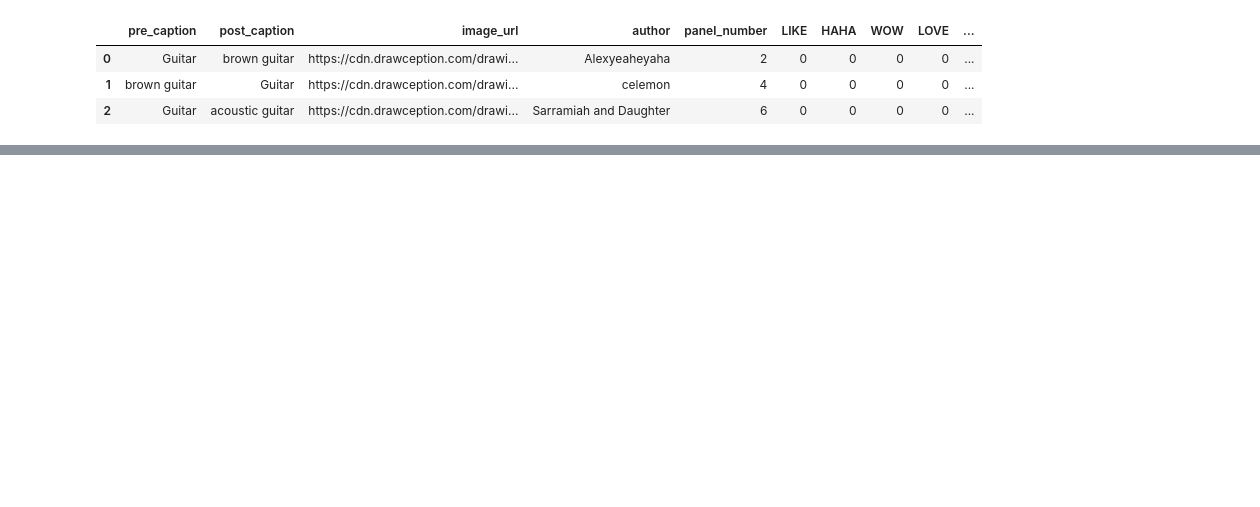
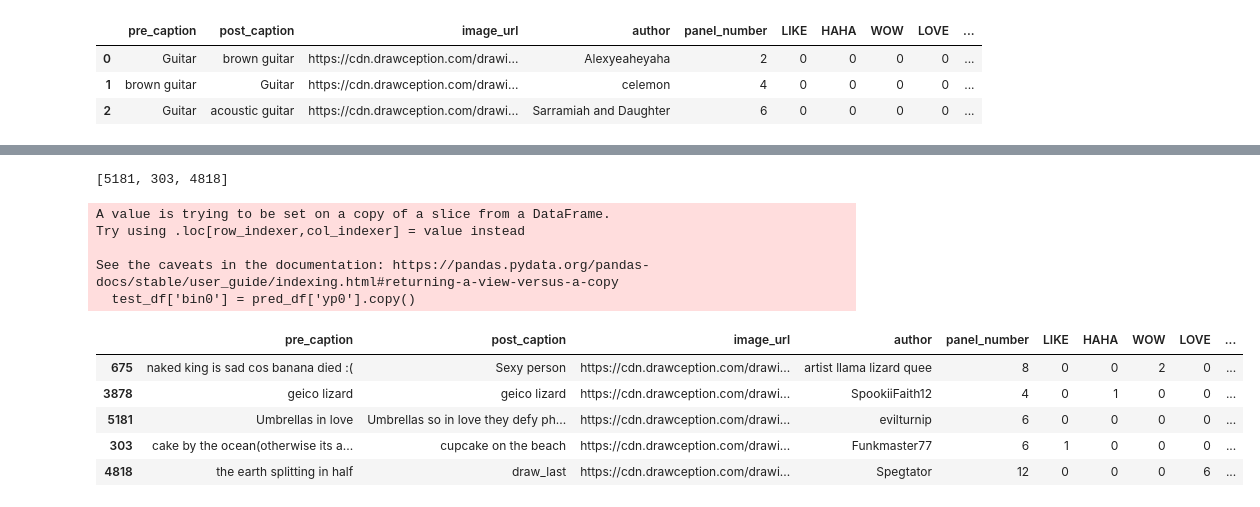
Before and after one commit to mhwinder/drawception_image_project, a Jupyter notebook: code/drawception_reaction.ipynb, the cells around one changed output, grey strips where cells are left out. Drawn from its saved outputs; the diff is of its cells as text; code cells hidden in the pictures; blank space fills up the shorter version.

Commit message:
Cleaned up notebooks to be more readable. Refined Modelling.

```diff
--- a/code/drawception_reaction.ipynb
+++ b/code/drawception_reaction.ipynb
@@ -221,2 +158,0 @@ y_true[:10]
-# %%
-test_df['preds'] = preds
@@ -286,0 +178,29 @@ pred_df.to_csv('prediction.csv', index=False)
+# %%
+def predict_batch(dataframe, model):
+
+    output = []
+
+    image_dat = np.empty((1, 250, 300, 3))
+    for i in range(dataframe.shape[0]):
+        my_image = PIL.Image.open(dataframe.iloc[i,15])
+        my_image = my_image.reduce(2)
+
+        image_dat[0,:,:,:] = np.asarray(my_image)
+        pred = model.predict(image_dat)
+
+        # Unpack the probabilities and assemble a prediction dataframe
+        img_dic = {}
+        img_dic['yp0'] = pred[0][0]
+        img_dic['yp1'] = pred[0][1]
+        img_dic['yp2'] = pred[0][2]
+        if pred[0][0] == max(pred[0]):
+            img_dic['y_pred'] = 0
+        elif pred[0][1] == max(pred[0]):
+            img_dic['y_pred'] = 1
+        else:
+            img_dic['y_pred'] = 2
+        img_dic['y_true'] = dataframe.iloc[i,16]
+
+        output.append(img_dic)
+
+    return pd.DataFrame(output)
@@ -286,0 +209,2 @@ pred_df.to_csv('prediction.csv', index=False)
+# %%
+pred_df = predict_batch(test_df, cnn_model)
@@ -286,0 +227,29 @@ pred_df.to_csv('prediction.csv', index=False)
+# %%
+# Input index values here
+indexes = [5181,303,4818]
+indexes
+# %% [output]
+[5181, 303, 4818]
+# %%
+# Add the predicted probabilities to the dataframe
+test_df['bin0'] = pred_df['yp0'].copy()
+test_df['bin1'] = pred_df['yp1'].copy()
+test_df['bin2'] = pred_df['yp2'].copy()
+
+# Reset the index so I can use iloc later
+test_df.reset_index(inplace=True)
+# %% [output]
+A value is trying to be set on a copy of a slice from a DataFrame.
+Try using .loc[row_indexer,col_indexer] = value instead
+
+See the caveats in the documentation: https://pandas.pydata.org/pandas-docs/stable/user_guide/indexing.html#returning-a-view-versus-a-copy
+  test_df['bin0'] = pred_df['yp0'].copy()
+# %%
+test_df.sort_values(by='bin2', ascending=False).head(5)
+# %% [output]
+|  | pre_caption | post_caption | image_url | author | panel_number | LIKE | HAHA | WOW | LOVE | ... |
+| 675 | naked king is sad cos banana died :( | Sexy person | https://cdn.drawception.com/drawi... | artist llama lizard quee | 8 | 0 | 0 | 2 | 0 | ... |
+| 3878 | geico lizard | geico lizard | https://cdn.drawception.com/drawi... | SpookiiFaith12 | 4 | 0 | 1 | 0 | 0 | ... |
+| 5181 | Umbrellas in love | Umbrellas so in love they defy ph... | https://cdn.drawception.com/drawi... | evilturnip | 6 | 0 | 0 | 0 | 0 | ... |
+| 303 | cake by the ocean(otherwise its a... | cupcake on the beach | https://cdn.drawception.com/drawi... | Funkmaster77 | 6 | 1 | 0 | 0 | 0 | ... |
+| 4818 | the earth splitting in half | draw_last | https://cdn.drawception.com/drawi... | Spegtator | 12 | 0 | 0 | 0 | 6 | ... |
```
Also changed, not shown: parts of 49 cells of this notebook, 2 other files.
